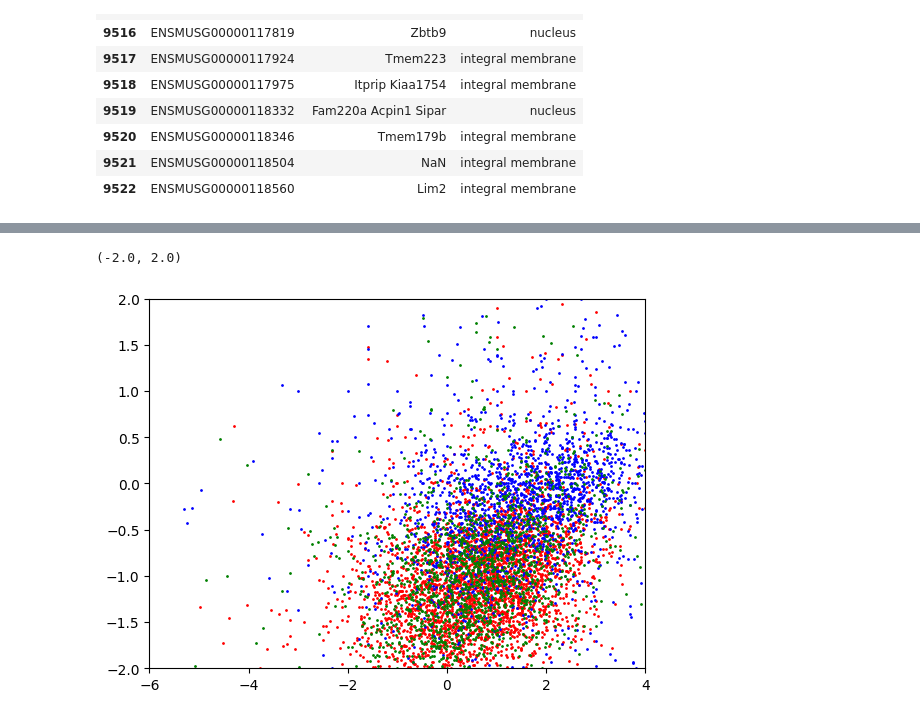
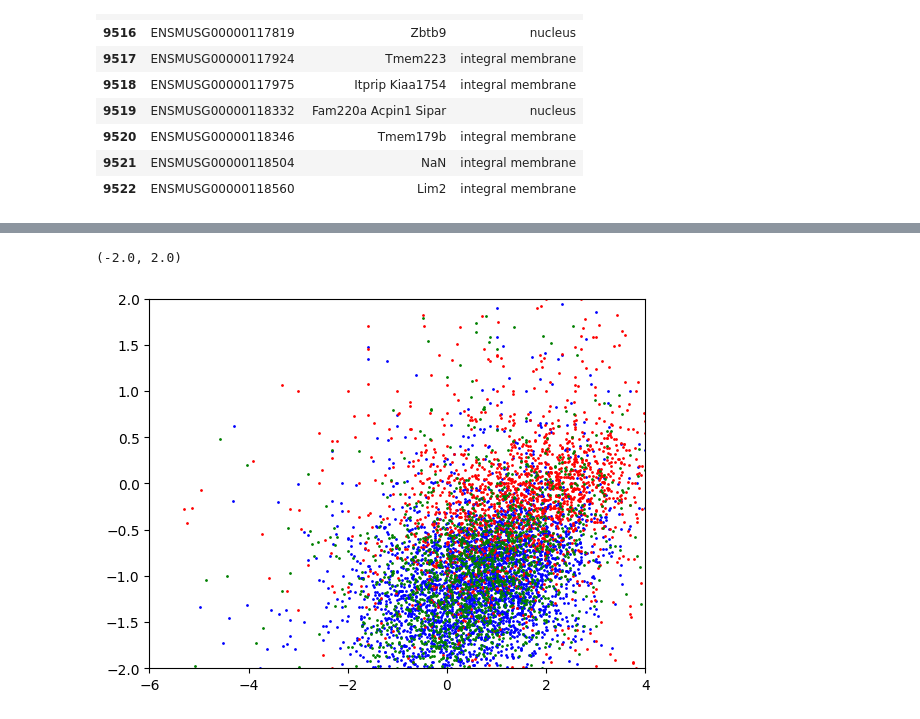
Before and after one commit to parkjongseung/JS_bioinformatics_project, a Jupyter notebook: termproject1.ipynb, the cells around one changed output, grey strips where cells are left out. Cells and saved outputs as stored; diff of their text form; code cells hidden in the pictures.

```diff
--- a/termproject1.ipynb
+++ b/termproject1.ipynb
@@ -211,0 +249,27 @@ plt.ylim([-2, 2])
+# %%
+#low read count(<30)와 low ribosome foot prints(<80) 삭제
+idx1 = cnts[cnts['binfo1-datapack1/CLIP-35L33G.bam'] < 30].index
+cnts.drop(idx1, inplace=True)
+idx2 = cnts[cnts['binfo1-datapack1/RPF-siLin28a.bam'] < 80].index
+cnts.drop(idx2, inplace=True)
+cnts.head(20)
+
+# 다시 그리기
+
+# NaN값이 존재한다 - 결측치 0으로 바꿈
+cnts = cnts.fillna(0)
+
+# inf값이 존재한다 -  NaN값으로 바꾼 후 제거
+cnts= cnts.replace([np.inf, -np.inf], np.nan)
+cnts.dropna(inplace=True)
+
+from matplotlib import pyplot as plt
+import numpy as np
+
+fig, ax = plt.subplots(1, 1, figsize=(5, 5))
+ax.scatter(np.log2(cnts['clip_enrichment']),
+               np.log2(cnts['rden_change']), s = 1) # dot 크기 조절
+
+#논문처럼 x축, y축 범위 정함
+plt.xlim([-6, 4])
+plt.ylim([-2, 2])
@@ -256,14 +316,14 @@ cnts.head()
 # %%
 nucleus = cnts[cnts['type'] =='nucleus']
 integral_membrane = cnts[cnts['type'] =='integral membrane']
 cytoplasm = cnts[cnts['type']=='cytoplasm']
 
-plt.scatter(np.log2(nucleus['clip_enrichment']), np.log2(nucleus['rden_change']), color='red', s=1)
-plt.scatter(np.log2(integral_membrane['clip_enrichment']), np.log2(integral_membrane['rden_change']), color='blue', s=1)
+plt.scatter(np.log2(nucleus['clip_enrichment']), np.log2(nucleus['rden_change']), color='blue', s=1)
+plt.scatter(np.log2(integral_membrane['clip_enrichment']), np.log2(integral_membrane['rden_change']), color='red', s=1)
 plt.scatter(np.log2(cytoplasm['clip_enrichment']), np.log2(cytoplasm['rden_change']), color='green', s=1)
 
 plt.xlim([-6, 4])
 plt.ylim([-2, 2])
 # %% [output]
 (-2.0, 2.0)
-[figure, old version]
+[figure, new version]
```
Also changed, not shown: parts of 7 cells of this notebook.
